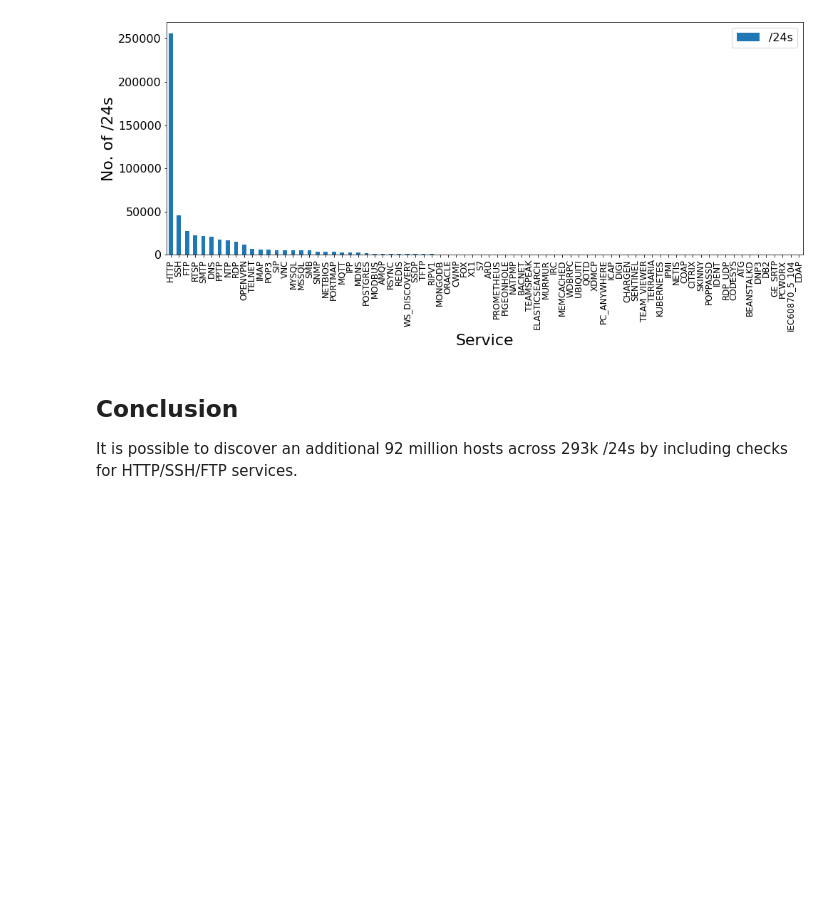
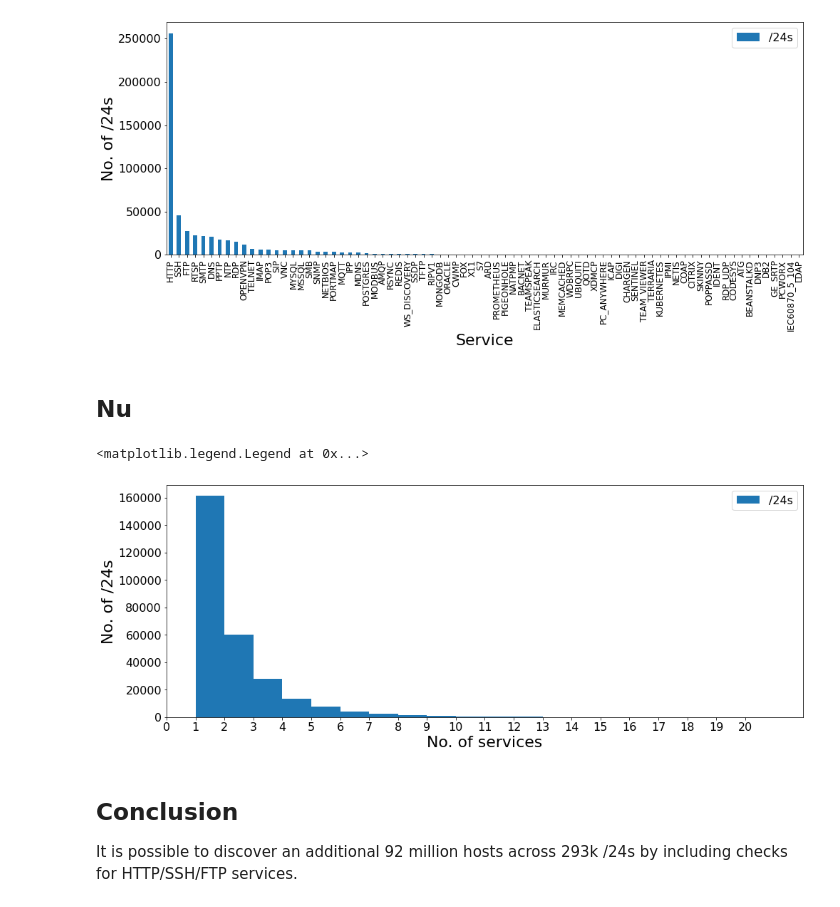
Before and after one commit to Manasvini/ids-project, a Jupyter notebook: Final Project.ipynb, the cells around one changed output. Saved outputs shown, nothing was run; the diff lists cells and outputs as text; code cells hidden in the pictures; blank space fills up the shorter version.

Commit message:
service type graph

```diff
--- a/Final Project.ipynb
+++ b/Final Project.ipynb
@@ -415,6 +415,23 @@ ax.legend([ '/24s'], fontsize=16)
 # %% [output]
 <matplotlib.legend.Legend at 0x...>
 [figure]
+# %% [markdown]
+## Nu
+# %%
+svc_df = pd.read_csv('data/censys_unique_24_svcs.csv')
+fig, ax = plt.subplots(figsize=(16,6), nrows=1, ncols=1)
+#svcs_df.plot.bar(x='service', y='f0_', ax = ax)
+counts_df = svc_df[svc_df['service']!='UNKNOWN'].groupby('ip_subnet')['service'].nunique().reset_index()
+counts_df['service'].plot.hist(bins=20, ax=ax)
+ax.set_xticks([i for i in range(0, 21)])
+ax.xaxis.set_tick_params(labelsize=16)
+ax.yaxis.set_tick_params(labelsize=16)
+ax.set_ylabel('No. of /24s', fontsize=22)
+ax.set_xlabel('No. of services', fontsize=22)
+ax.legend([ '/24s'], fontsize=16)
+# %% [output]
+<matplotlib.legend.Legend at 0x...>
+[figure, added]
 # %% [markdown]
 ## Conclusion
 It is possible to discover an additional 92 million hosts across 293k /24s by including checks for HTTP/SSH/FTP services.
```
